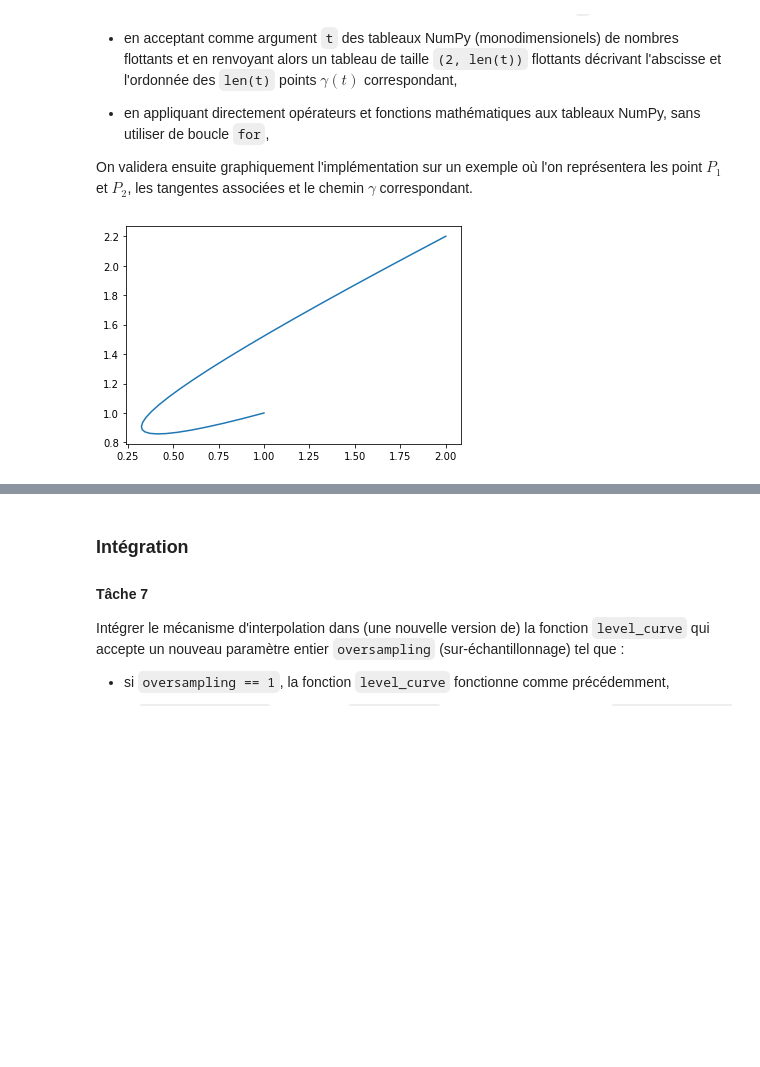
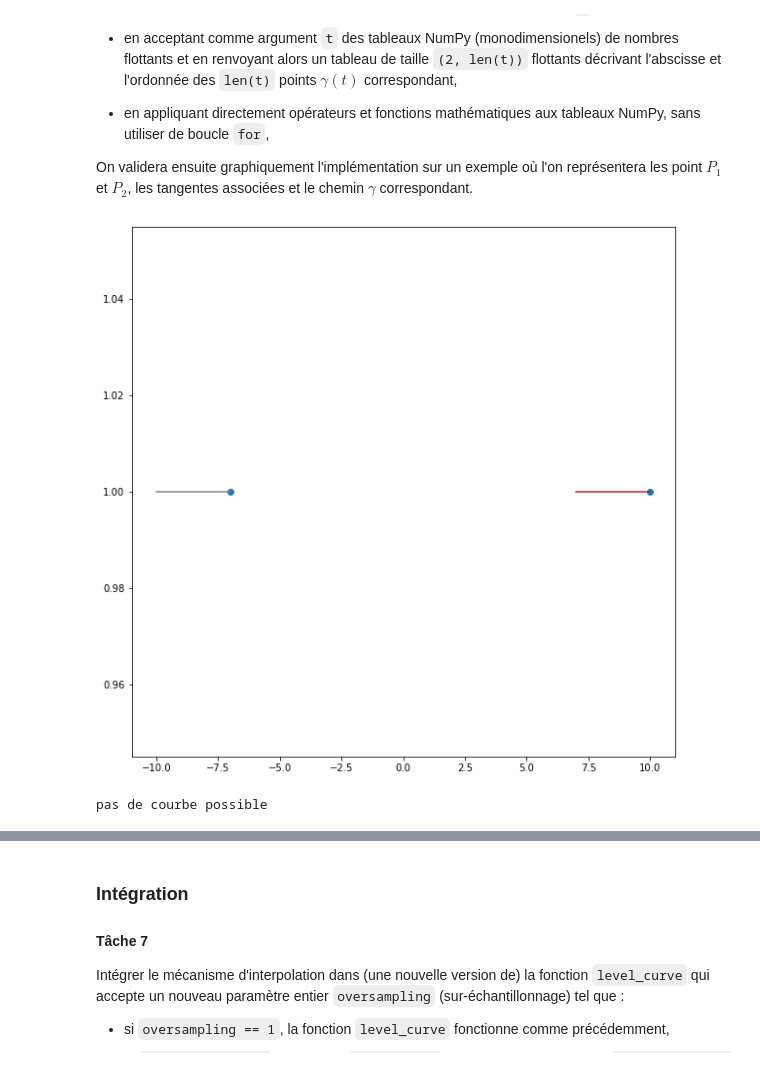
Before and after one commit to remymart/courbes-de-niveau, a Jupyter notebook: Courbes de niveau - Enoncé.ipynb, the cells around one changed output, grey strips where cells are left out. Drawn from its saved outputs; the diff is of its cells as text; code cells hidden in the pictures; blank space fills up the shorter version.

```diff
--- a/Courbes de niveau - Enoncé.ipynb
+++ b/Courbes de niveau - Enoncé.ipynb
@@ -424,7 +437,7 @@ Proposer une nouvelle implémentation de `level_curve` qui arrête l'algorithme
 # %%
 Nnew=100 #paramètrre de l'algo de Newton
 eps=10**-2
-
+import autograd.numpy as np
 
 
 def se_croisent(xa,ya,xb,yb,xc,yc,xd,yd):
@@ -434,35 +447,25 @@ def se_croisent(xa,ya,xb,yb,xc,yc,xd,yd):
     det3=(xb-xa)*(yd-ya)-(yb-ya)*(xd-xa)
     det4=(xb-xa)*(yc-ya)-(yb-ya)*(xc-xa)
 
-    if det1*det2<0 and det3*det4<0:
-        return True
-    return False
+    return det1*det2<0 and det3*det4<0
+
 
 def level_curve(f, x0, y0, delta=0.1, N=100, eps=eps):
    c=f(x0,y0)
    grad_f=grad(f)
    def F(x,y):
-      return(np.array([f(x,y)-c, (x*0.999999-x0)**2 + (y*0.999999-y0)**2 - delta*delta]))
-
-   def determine_suivant(x,y,delta):
-      """cherche le déplacement optimal pour se rapprocher du point suivant, dans l'hypothèse d'une fonction suffisament 'lisse' pour être approximée par une fonction linéaire. On cherche le vecteur n orthogonal au gradient et à sa droite, de norme delta, et on l'ajoute au vecteur position """
-      d1f,d2f=grad_f(x,y)
-      n1,n2=d2f,-d1f #rotation de pi/2
-      deplacement=np.array([n1,n2])*delta/np.sqrt(n1**2 + n2**2) #on normalise pour se deplacer de delta
-      return x+deplacement[0],y+deplacement[1]
-
+      return(np.array([f(x,y)-c, (x-x0)**2 + (y-y0)**2 - delta*delta]))
 
    courbe = [[x0,y0]]
 
    for i in range(N):
-      x1,y1=determine_suivant(x0,y0,delta) #on se rapproche du suivant "tout droit"
+      x1,y1=determine_suivant(f,x0,y0,delta) #on se rapproche du suivant "tout droit"
       x,y=Newton(F,x1,y1,eps,Nnew) #on laisse le point se glisser vers la ligne de niveau
       courbe.append([x,y])
       if se_croisent(courbe[0][0],courbe[0][1],courbe[1][0],courbe[1][1],x,y,courbe[-2][0],courbe[-2][1]):
           courbe.pop()
           print(f"Arret : on a recroisé le premier segment au bout de {i} étapes")
           return np.array(courbe).transpose()
-      courbe.append([x,y])
       x0,y0=x,y
 
    return np.array(courbe).transpose()
@@ -576,33 +614,63 @@ Pour des raisons de performance, on vectorisera cette fonction par rapport à `t
 
 On validera ensuite graphiquement l'implémentation sur un exemple où l'on représentera les point $P_1$ et $P_2$, les tangentes associées et le chemin $\gamma$ correspondant.
 # %%
-import numpy as np
+import autograd.numpy as np
 import matplotlib.pyplot as plt
+ax = plt.axes()
 
-def gamma(t,P1,P2,u1,u2):
+# on choisi de renvoyer None car plt.plot() relie les points par un segment et prend donc deja en compte la manoeuvre a
+def gamma_function(P1,P2,u1,u2):
     (p11, p12), (p21, p22) = P1, P2
     (u11, u12), (u21, u22) = u1, u2
 
-    if u22*u11 - u12*21 == 0:
+    if u22*u11 - u12*u21 == 0:
         return None
 
     lambda2 = 2*(u11*(p22-p12)-u12*(p21-p11))/(u22*u11-u12*u21)
     a = p11
     b = 2*(p21-p11-u21*lambda2/2)
     c = p21 - p11 - b
     d = p12
     e = 2*(p22-p12-u22*lambda2/2)
     f = p22 - p12 - e
-    return (a + b*t + c*t**2, d + e*t + f*t**2)
+    if b == 0:
+        lamda1 = lambda2
+    else :
+        lambda1 = u11 / b
+    if lambda1 < 0 or lambda2 < 0:
+        return None
+    return (a, b, c, d, e, f)
+
+def gamma(t,P1,P2,u1,u2):
+    if gamma_function(P1,P2,u1,u2) != None:
+        a, b, c, d, e, f = gamma_function(P1,P2,u1,u2)
+        return a + b*t + c*t**2, d + e*t + f*t**2
+    return t*P1 + (1-t)*P2
+
+def gamma_vec(t,P1,P2,u1,u2):
+    def gamma_t(t_bis):
+        return gamma(t_bis, P1,P2,u1,u2)
+    # print(gamma(t,P1,P2,u1,u2))
+    return gamma(t,P1,P2,u1,u2)
 
 def affiche_gamma(P1,P2,u1,u2, oversampling=1):
-    def gamma_bis(t):
-        return gamma(t, P1,P2,u1,u2)
+    plt.plot((P1[0], P1[0] + u1[0]), (P1[1], P1[1] + u1[1]), color = 'grey')
+    plt.plot((P2[0], P2[0] + u2[0]), (P2[1], P2[1] + u2[1]), color = 'brown')
+    if gamma_function(P1,P2,u1,u2) == None:
+        # ax.arrow(P1[0], P1[1], u1[0], u1[1], head_width=0.2)
+        # ax.arrow(P2[0], P2[1], u2[0], u2[1], head_width=0.2)
+        plt.scatter([P1[0], P2[0]], [P1[1], P2[1]])
+        plt.show()
+        print("pas de courbe possible")
+        return None
     t = np.linspace(0,1,oversampling-1)
-    Gamma = np.vectorize(gamma_bis)
-    y = np.array(Gamma(t))
+    # plt.annotate("", xy=(-7.+3.,-2.), xytext=(-7,1), arrowprops=dict(facecolor='black'))
+    y = np.array(gamma_vec(t,P1,P2,u1,u2))
     plt.plot(y[0,:],y[1,:])
-    plt.show()
-affiche_gamma((1.,1.),(2.,2.2), (3.,1.), (2.,1.3), 30)
+
+# ne peut pas relier les deux points
+affiche_gamma((-7.,1.),(10.,1.), (-3.,0.), (-3.,0.), 30)
+plt.close()
 # %% [output]
-[figure, old version]
+[figure, new version]
+pas de courbe possible
```
Also changed, not shown: parts of 8 cells of this notebook.
